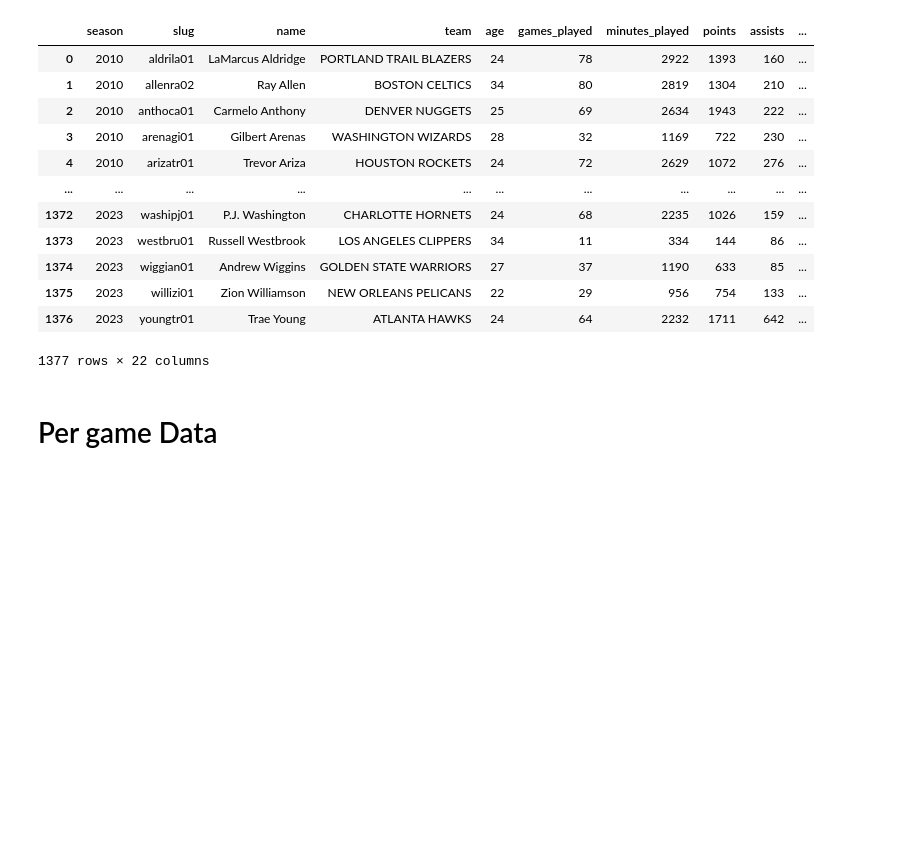
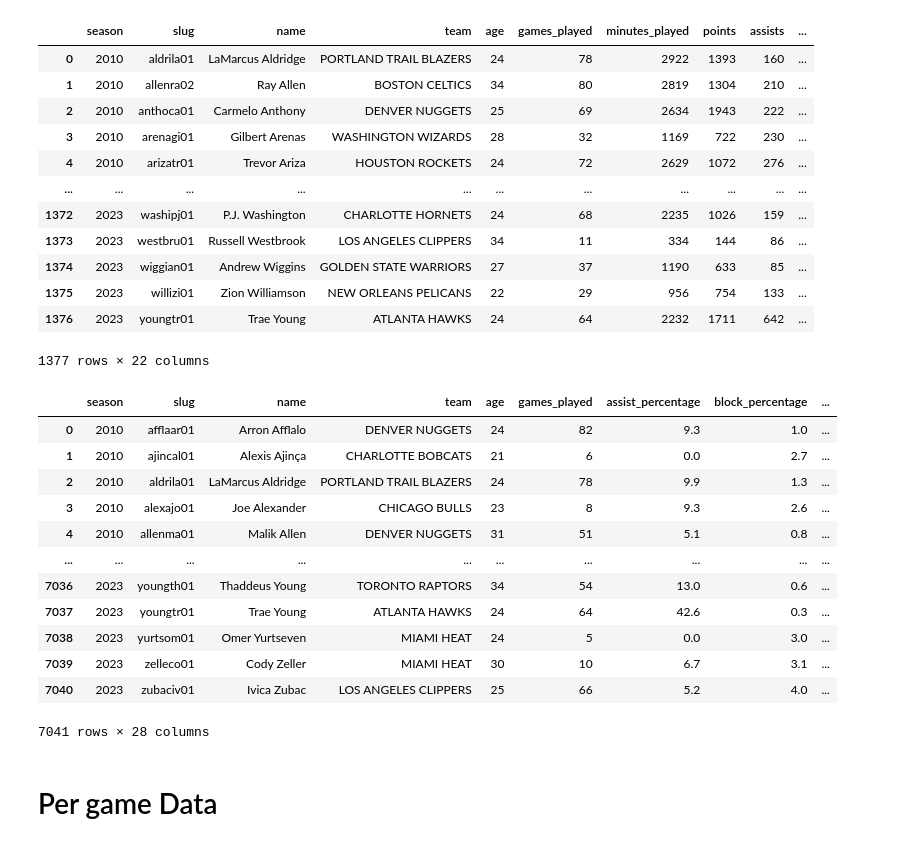
Before and after one commit to tz1211/DS105L-Project-404-Not-Found, a Jupyter notebook: Code/box_score_cleaning.ipynb, the cells around one changed output. Cells and saved outputs as stored; diff of their text form; code cells hidden in the pictures; blank space fills up the shorter version.

```diff
--- a/Code/box_score_cleaning.ipynb
+++ b/Code/box_score_cleaning.ipynb
@@ -70,6 +117,29 @@ df_no_dup
 | 1375 | 2023 | willizi01 | Zion Williamson | NEW ORLEANS PELICANS | 22 | 29 | 956 | 754 | 133 | ... |
 | 1376 | 2023 | youngtr01 | Trae Young | ATLANTA HAWKS | 24 | 64 | 2232 | 1711 | 642 | ... |
 1377 rows × 22 columns
+# %%
+id_cols = df_advanced.iloc[:, :5].columns
+stats_cols = df_advanced.iloc[:, 5:].columns
+df_group = df_advanced.groupby(["season", "slug", "name"])
+df_str = df_group.agg({"team": lambda x: ", ".join(x), "age": "mean"})
+df_int = df_group[stats_cols].agg("sum")
+df_no_dup_advanced = df_str.merge(df_int, left_index = True, right_index = True).reset_index()
+df_no_dup_advanced["age"] = df_no_dup_advanced["age"].astype("int")
+df_no_dup_advanced
+# %% [output]
+|  | season | slug | name | team | age | games_played | assist_percentage | block_percentage | ... |
+| 0 | 2010 | afflaar01 | Arron Afflalo | DENVER NUGGETS | 24 | 82 | 9.3 | 1.0 | ... |
+| 1 | 2010 | ajincal01 | Alexis Ajinça | CHARLOTTE BOBCATS | 21 | 6 | 0.0 | 2.7 | ... |
+| 2 | 2010 | aldrila01 | LaMarcus Aldridge | PORTLAND TRAIL BLAZERS | 24 | 78 | 9.9 | 1.3 | ... |
+| 3 | 2010 | alexajo01 | Joe Alexander | CHICAGO BULLS | 23 | 8 | 9.3 | 2.6 | ... |
+| 4 | 2010 | allenma01 | Malik Allen | DENVER NUGGETS | 31 | 51 | 5.1 | 0.8 | ... |
+| ... | ... | ... | ... | ... | ... | ... | ... | ... | ... |
+| 7036 | 2023 | youngth01 | Thaddeus Young | TORONTO RAPTORS | 34 | 54 | 13.0 | 0.6 | ... |
+| 7037 | 2023 | youngtr01 | Trae Young | ATLANTA HAWKS | 24 | 64 | 42.6 | 0.3 | ... |
+| 7038 | 2023 | yurtsom01 | Omer Yurtseven | MIAMI HEAT | 24 | 5 | 0.0 | 3.0 | ... |
+| 7039 | 2023 | zelleco01 | Cody Zeller | MIAMI HEAT | 30 | 10 | 6.7 | 3.1 | ... |
+| 7040 | 2023 | zubaciv01 | Ivica Zubac | LOS ANGELES CLIPPERS | 25 | 66 | 5.2 | 4.0 | ... |
+7041 rows × 28 columns
 # %% [markdown]
 # Per game Data
 # %%
```
Also changed, not shown: parts of 12 cells of this notebook.
